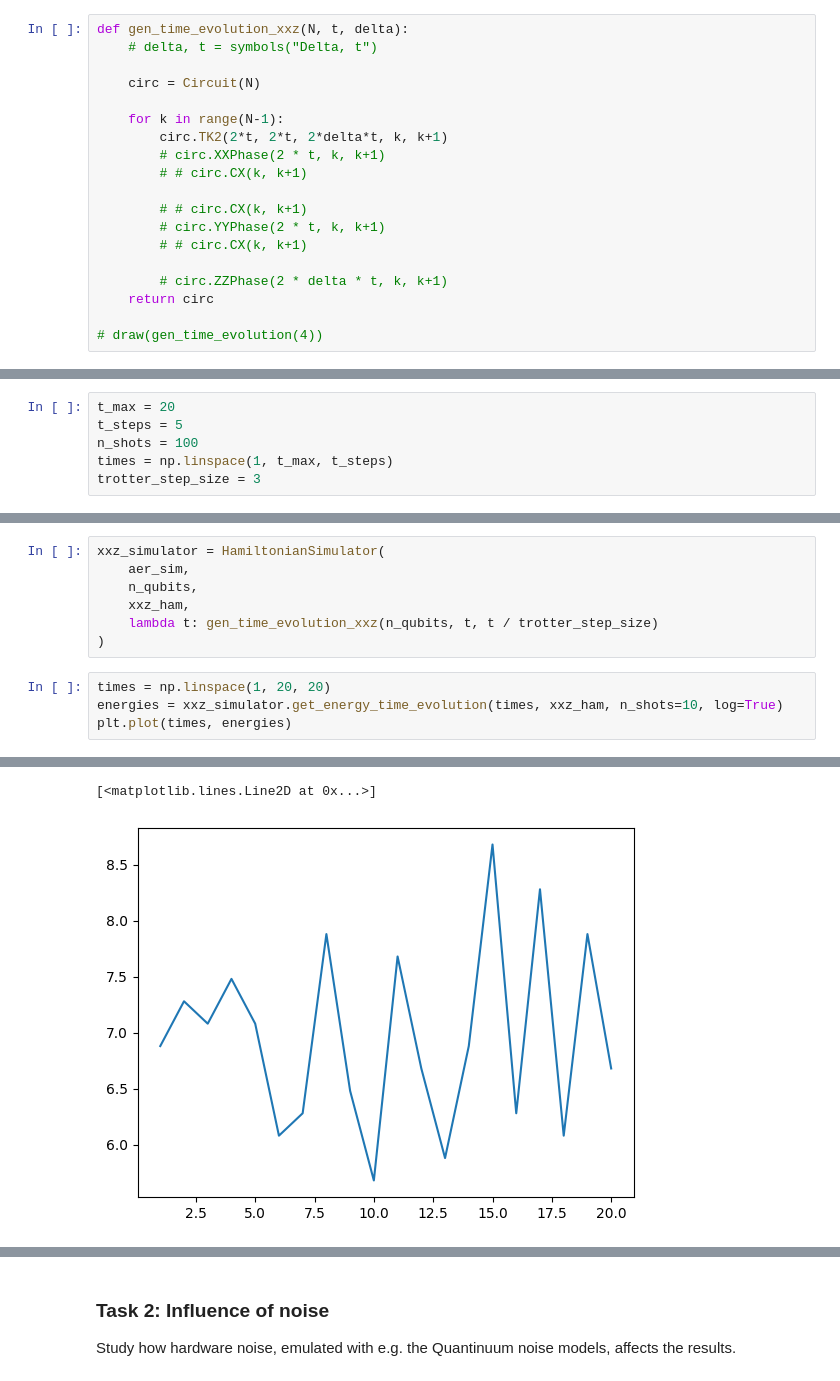
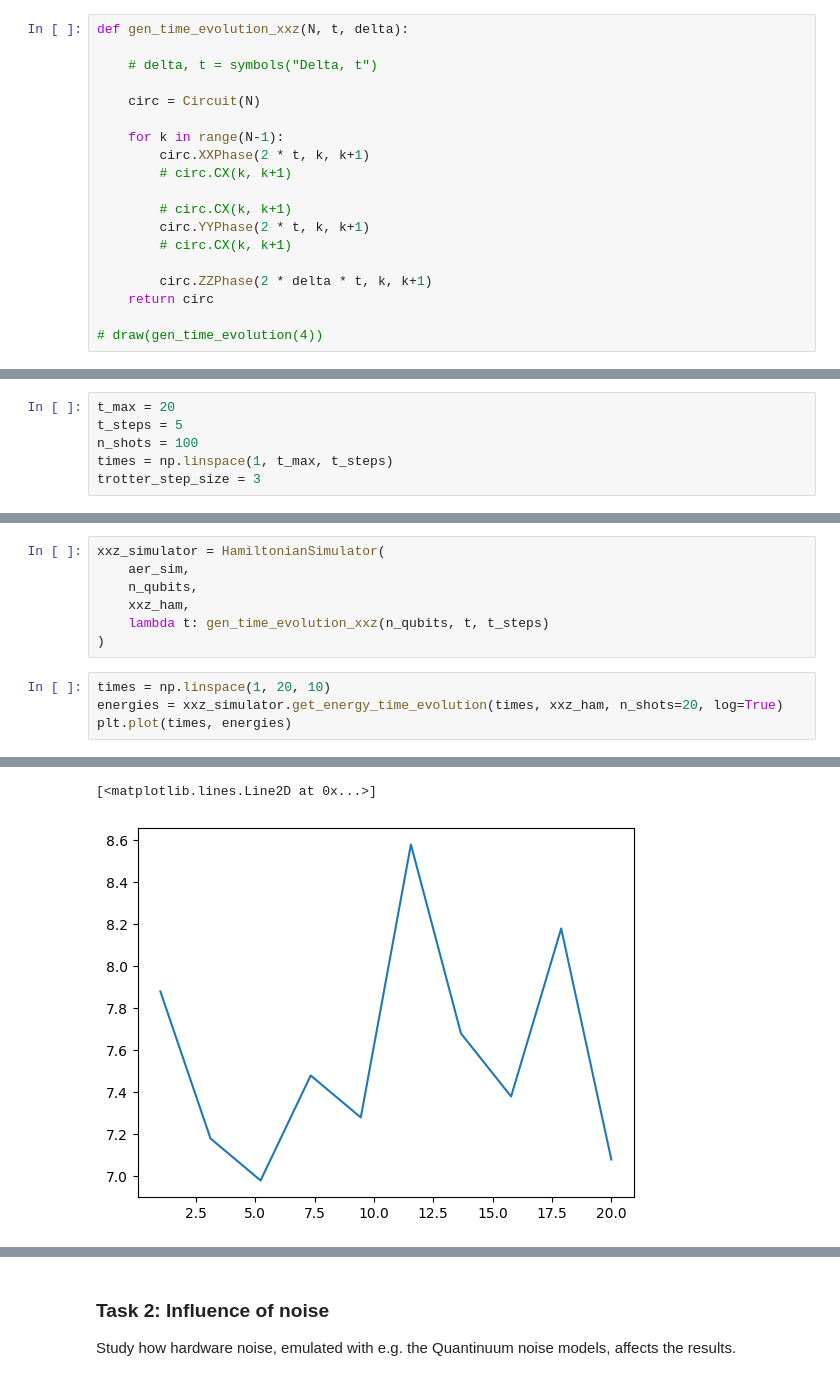
Before and after one commit to Rohan-T144/2025-Quantinuum, a Jupyter notebook: notebooks/hamiltonian_simulation.ipynb, the cells around one changed output, grey strips where cells are left out. Cells and saved outputs as stored; diff of their text form.

```diff
--- a/notebooks/hamiltonian_simulation.ipynb
+++ b/notebooks/hamiltonian_simulation.ipynb
@@ -229,20 +229,20 @@ Hints:
 - Or you can also use pytket's `TK2` gate which implements and arbitrary angle SU(4) gate [x].
 # %%
 def gen_time_evolution_xxz(N, t, delta):
+
     # delta, t = symbols("Delta, t")
 
     circ = Circuit(N)
 
     for k in range(N-1):
-        circ.TK2(2*t, 2*t, 2*delta*t, k, k+1)
-        # circ.XXPhase(2 * t, k, k+1)
-        # # circ.CX(k, k+1)
+        circ.XXPhase(2 * t, k, k+1)
+        # circ.CX(k, k+1)
 
-        # # circ.CX(k, k+1)
-        # circ.YYPhase(2 * t, k, k+1)
-        # # circ.CX(k, k+1)
+        # circ.CX(k, k+1)
+        circ.YYPhase(2 * t, k, k+1)
+        # circ.CX(k, k+1)
 
-        # circ.ZZPhase(2 * delta * t, k, k+1)
+        circ.ZZPhase(2 * delta * t, k, k+1)
     return circ
 
 # draw(gen_time_evolution(4))
@@ -429,10 +430,10 @@ xxz_simulator = HamiltonianSimulator(
     aer_sim,
     n_qubits,
     xxz_ham,
-    lambda t: gen_time_evolution_xxz(n_qubits, t, t / trotter_step_size)
+    lambda t: gen_time_evolution_xxz(n_qubits, t, t_steps)
 )
 # %%
-times = np.linspace(1, 20, 20)
-energies = xxz_simulator.get_energy_time_evolution(times, xxz_ham, n_shots=10, log=True)
+times = np.linspace(1, 20, 10)
+energies = xxz_simulator.get_energy_time_evolution(times, xxz_ham, n_shots=20, log=True)
 plt.plot(times, energies)
 # %% [output]
@@ -459,2 +450,2 @@ t=20.0: Compiled: 8, Uncompiled: 4
 [<matplotlib.lines.Line2D at 0x...>]
-[figure, old version]
+[figure, new version]
```
Also changed, not shown: parts of 12 cells of this notebook, 1 other file.
